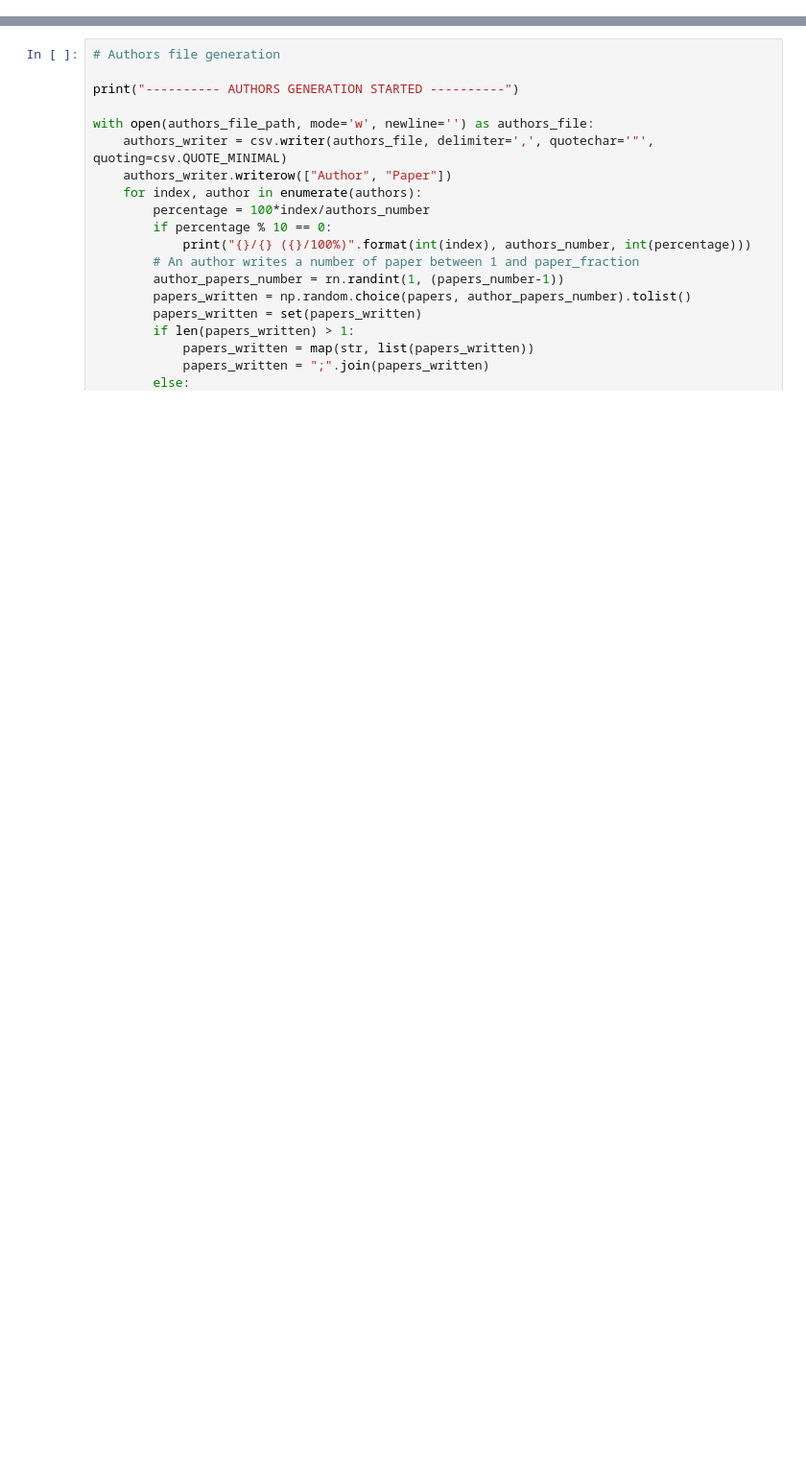
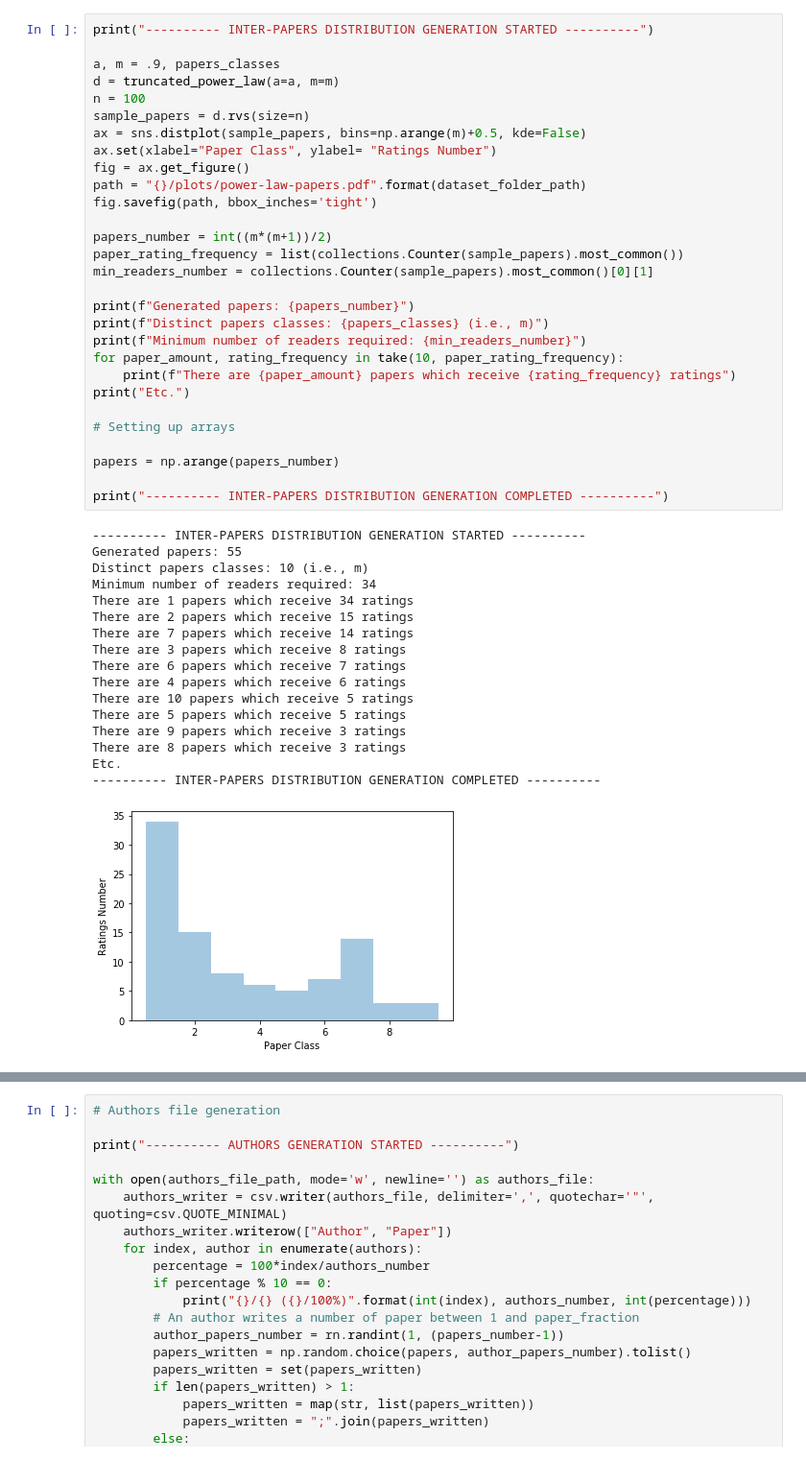
Before and after one commit to Miccighel/RS_Py, a Jupyter notebook: notebooks/Seeder.ipynb, the cells around one changed output, grey strips where cells are left out. Shown at 96% size. Drawn from its saved outputs; the diff is of its cells as text; blank space fills up the shorter version.

```diff
--- a/notebooks/Seeder.ipynb
+++ b/notebooks/Seeder.ipynb
@@ -119,0 +124,47 @@ Etc.
+# %%
+print("---------- INTER-PAPERS DISTRIBUTION GENERATION STARTED ----------")
+
+a, m = .9, papers_classes
+d = truncated_power_law(a=a, m=m)
+n = 100
+sample_papers = d.rvs(size=n)
+ax = sns.distplot(sample_papers, bins=np.arange(m)+0.5, kde=False)
+ax.set(xlabel="Paper Class", ylabel= "Ratings Number")
+fig = ax.get_figure()
+path = "{}/plots/power-law-papers.pdf".format(dataset_folder_path)
+fig.savefig(path, bbox_inches='tight')
+
+papers_number = int((m*(m+1))/2)
+paper_rating_frequency = list(collections.Counter(sample_papers).most_common())
+min_readers_number = collections.Counter(sample_papers).most_common()[0][1]
+
+print(f"Generated papers: {papers_number}")
+print(f"Distinct papers classes: {papers_classes} (i.e., m)")
+print(f"Minimum number of readers required: {min_readers_number}")
+for paper_amount, rating_frequency in take(10, paper_rating_frequency):
+    print(f"There are {paper_amount} papers which receive {rating_frequency} ratings")
+print("Etc.")
+
+# Setting up arrays
+
+papers = np.arange(papers_number)
+
+print("---------- INTER-PAPERS DISTRIBUTION GENERATION COMPLETED ----------")
+# %% [output]
+---------- INTER-PAPERS DISTRIBUTION GENERATION STARTED ----------
+Generated papers: 55
+Distinct papers classes: 10 (i.e., m)
+Minimum number of readers required: 34
+There are 1 papers which receive 34 ratings
+There are 2 papers which receive 15 ratings
+There are 7 papers which receive 14 ratings
+There are 3 papers which receive 8 ratings
+There are 6 papers which receive 7 ratings
+There are 4 papers which receive 6 ratings
+There are 10 papers which receive 5 ratings
+There are 5 papers which receive 5 ratings
+There are 9 papers which receive 3 ratings
+There are 8 papers which receive 3 ratings
+Etc.
+---------- INTER-PAPERS DISTRIBUTION GENERATION COMPLETED ----------
+[figure, added]
```
Also changed, not shown: parts of 7 cells of this notebook, 9 other files.
